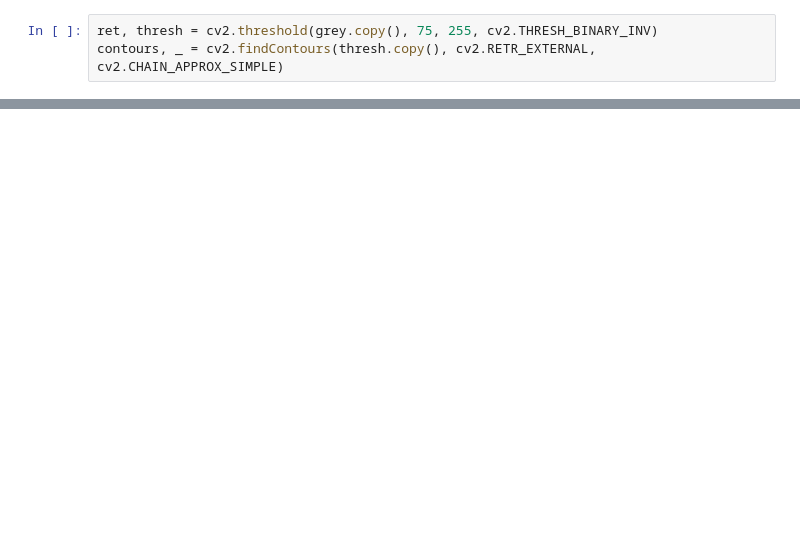
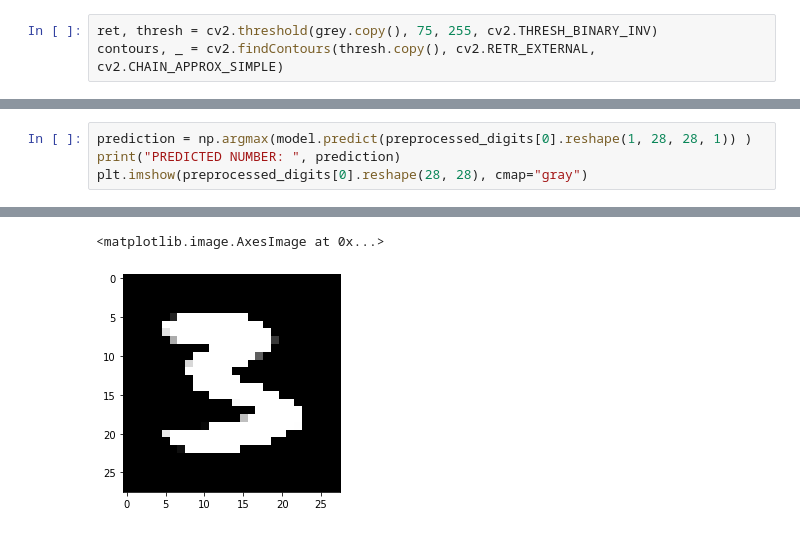
Before and after one commit to davidjperez00/ideal-funicular, a Jupyter notebook: model_analytics/MLP_v1_data_augmentation.ipynb, the cells around one changed output, grey strips where cells are left out. Saved outputs shown, nothing was run; the diff lists cells and outputs as text; blank space fills up the shorter version.

```diff
--- a/model_analytics/MLP_v1_data_augmentation.ipynb
+++ b/model_analytics/MLP_v1_data_augmentation.ipynb
@@ -69,0 +73,5 @@ plt.imshow(image)
+# %%
+prediction = np.argmax(model.predict(preprocessed_digits[0].reshape(1, 28, 28, 1)) )
+print("PREDICTED NUMBER: ", prediction)
+plt.imshow(preprocessed_digits[0].reshape(28, 28), cmap="gray")
+# %% [output]
@@ -69,0 +80,2 @@ plt.imshow(image)
+<matplotlib.image.AxesImage at 0x...>
+[figure, added]
```
Also changed, not shown: parts of 14 cells of this notebook, 2 other files.
